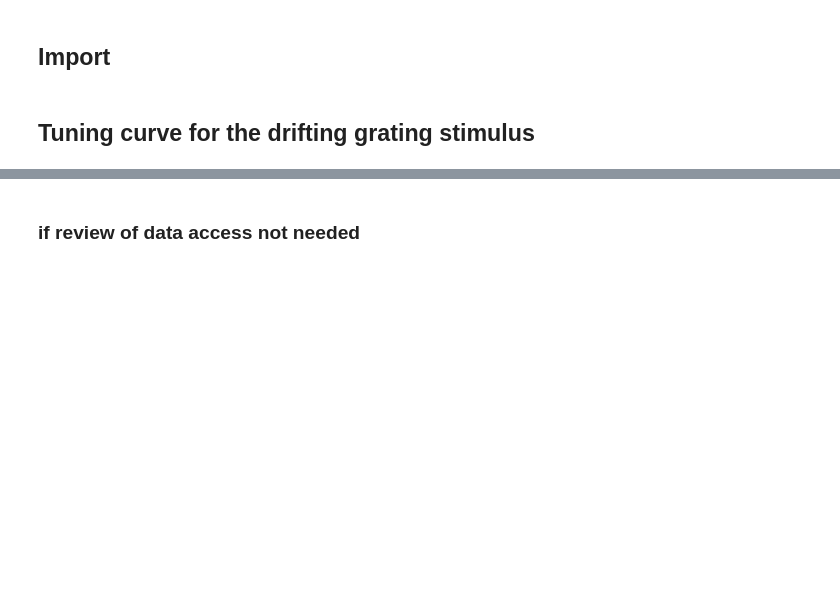
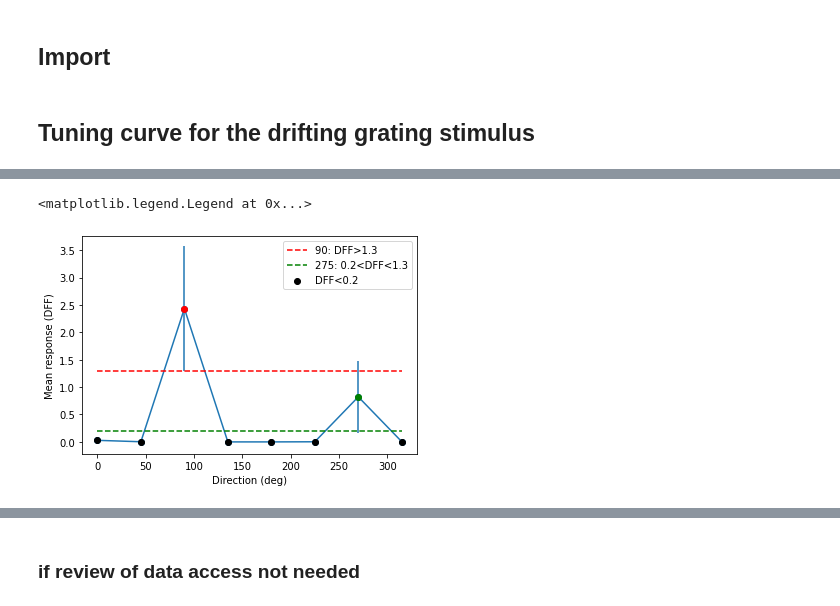
Before and after one commit to AllenSWDB/TReND_2024, a Jupyter notebook: code/Day 2 - neural variability.ipynb, the cells around one changed output, grey strips where cells are left out. Drawn from its saved outputs; the diff is of its cells as text; code cells hidden in the pictures; blank space fills up the shorter version.

```diff
--- a/code/Day 2 - neural variability.ipynb
+++ b/code/Day 2 - neural variability.ipynb
@@ -22,0 +228,19 @@ boc = BrainObservatoryCache(manifest_file=manifest_file)
+# %%
+# decode with tuning curves
+plt.errorbar(orivals, tuning_tf2, yerr=tuning_std_tf2, fmt='o-', zorder=0)
+plt.xlabel("Direction (deg)")
+plt.ylabel("Mean response (DFF)")
+
+plt.scatter(orivals[2], tuning_tf2[2], color='r')
+plt.hlines([1.3], 0,315, ls='--', color='r',
+           label='90: DFF>1.3', zorder=15)
+plt.scatter(orivals[6], tuning_tf2[6], color='g')
+plt.hlines([0.2], 0,315, ls='--', color='g',
+           label='275: 0.2<DFF<1.3', zorder=10)
+
+plt.scatter(orivals[[0,1,3,4,5,7]], tuning_tf2[[0,1,3,4,5,7]], color='k',
+            label='DFF<0.2', zorder=5)
+plt.legend()
+# %% [output]
+<matplotlib.legend.Legend at 0x...>
+[figure, added]
```
Also changed, not shown: parts of 73 cells of this notebook.
